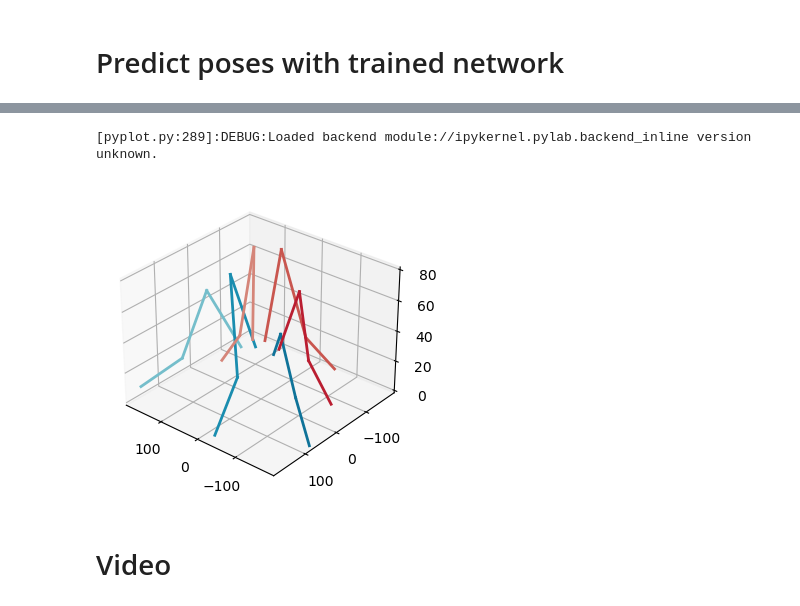
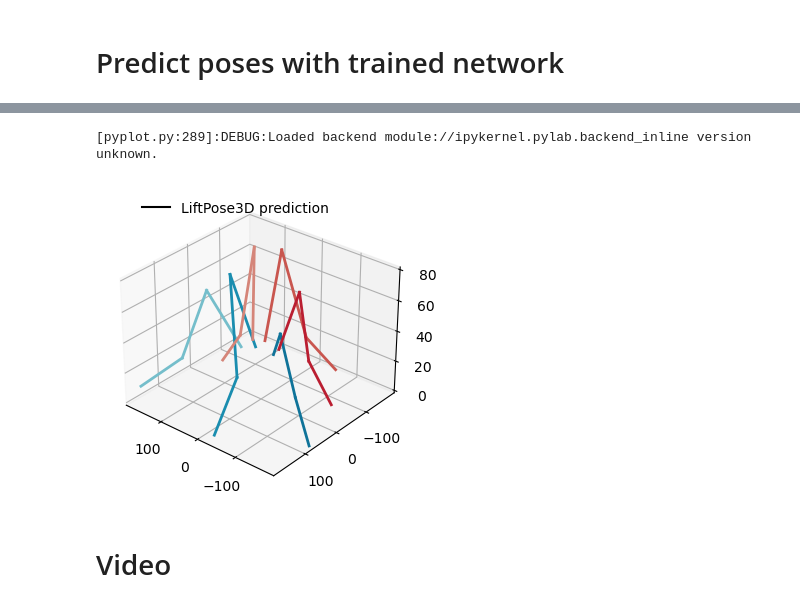
Before and after one commit to NeLy-EPFL/LiftPose3D, a Jupyter notebook: examples/domain_adapt_fly_ventral/domain_adaptation.ipynb, the cells around one changed output, grey strips where cells are left out. Cells and saved outputs as stored; diff of their text form; code cells hidden in the pictures.

```diff
--- a/examples/domain_adapt_fly_ventral/domain_adaptation.ipynb
+++ b/examples/domain_adapt_fly_ventral/domain_adaptation.ipynb
@@ -252,27 +249,27 @@ pred = filter_data(pred,window=7, order=2)
 # %%
 %matplotlib inline
 from liftpose.plot import plot_pose_3d
 
 t = 0
 
 fig = plt.figure(figsize=plt.figaspect(1), dpi=100)
 ax = fig.add_subplot(111, projection='3d')
 ax.view_init(elev=30, azim=130)
 
 ax.set_xlim([-190,190])
 ax.set_ylim([-190,190])
 ax.set_zlim([0,80])
 
-plot_pose_3d(ax=ax, tar=pred[t],
-            #pred=pred[t],
-            normalize=False,
-            bones=par_data["vis"]["bones"],
-            limb_id=par_data["vis"]["limb_id"],
-            colors=par_data["vis"]["colors"],
-            axes=True)
+plot_pose_3d(ax=ax, bones=par_data["vis"]["bones"],
+             pred=pred[t],
+             normalize=False,
+             limb_id=par_data["vis"]["limb_id"],
+             colors=par_data["vis"]["colors"],
+             axes=True,
+             legend=True)
 # %% [output]
 [pyplot.py:289]:DEBUG:Loaded backend module://ipykernel.pylab.backend_inline version unknown.
-[figure, old version]
+[figure, new version]
 # %% [markdown]
 # Video
 # %%
```
Also changed, not shown: parts of 5 cells of this notebook, 4 other files.
